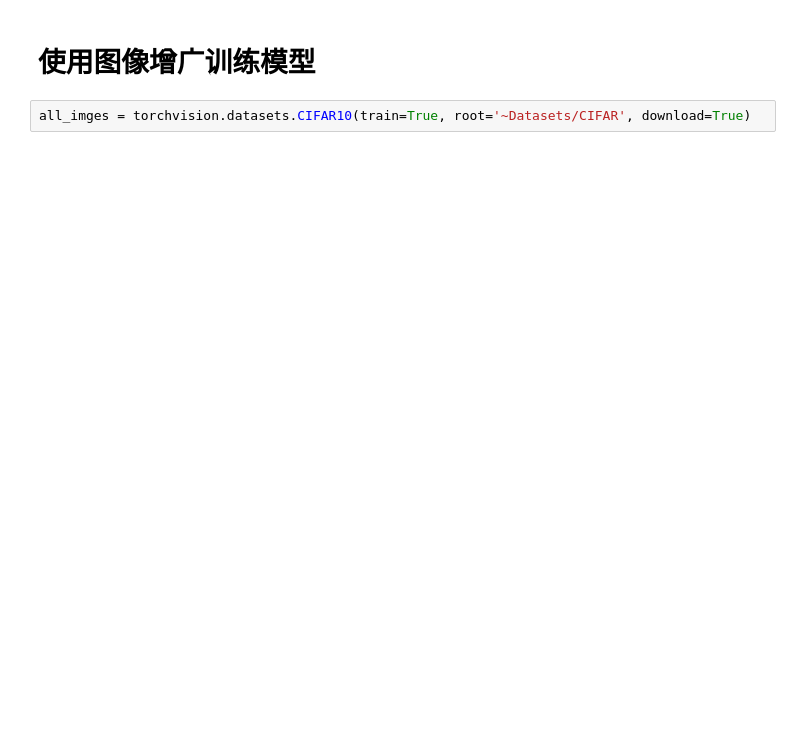
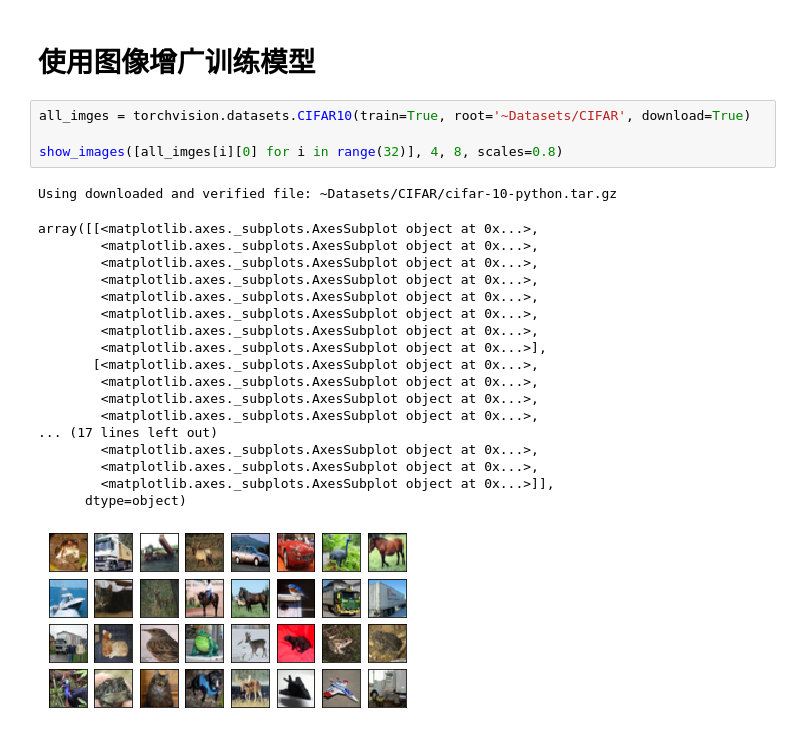
Before and after one commit to lllhhh/DeepLearningNotes, a Jupyter notebook: 动手学深度学习/9.计算机视觉/9.1 图像增广.ipynb, the cells around one changed output. Drawn from its saved outputs; the diff is of its cells as text; blank space fills up the shorter version.

```diff
--- a/动手学深度学习/9.计算机视觉/9.1 图像增广.ipynb
+++ b/动手学深度学习/9.计算机视觉/9.1 图像增广.ipynb
@@ -80,3 +80,25 @@ apply(img, color_aug)
 # 使用图像增广训练模型
 # %%
 all_imges = torchvision.datasets.CIFAR10(train=True, root='~Datasets/CIFAR', download=True)
+
+show_images([all_imges[i][0] for i in range(32)], 4, 8, scales=0.8)
+# %% [output]
+Using downloaded and verified file: ~Datasets/CIFAR/cifar-10-python.tar.gz
+array([[<matplotlib.axes._subplots.AxesSubplot object at 0x...>,
+        <matplotlib.axes._subplots.AxesSubplot object at 0x...>,
+        <matplotlib.axes._subplots.AxesSubplot object at 0x...>,
+        <matplotlib.axes._subplots.AxesSubplot object at 0x...>,
+        <matplotlib.axes._subplots.AxesSubplot object at 0x...>,
+        <matplotlib.axes._subplots.AxesSubplot object at 0x...>,
+        <matplotlib.axes._subplots.AxesSubplot object at 0x...>,
+        <matplotlib.axes._subplots.AxesSubplot object at 0x...>],
+       [<matplotlib.axes._subplots.AxesSubplot object at 0x...>,
+        <matplotlib.axes._subplots.AxesSubplot object at 0x...>,
+        <matplotlib.axes._subplots.AxesSubplot object at 0x...>,
+        <matplotlib.axes._subplots.AxesSubplot object at 0x...>,
+... (17 lines left out)
+        <matplotlib.axes._subplots.AxesSubplot object at 0x...>,
+        <matplotlib.axes._subplots.AxesSubplot object at 0x...>,
+        <matplotlib.axes._subplots.AxesSubplot object at 0x...>]],
+      dtype=object)
+[figure, added]
```
Also changed, not shown: parts of 12 cells of this notebook, 3 other files.
